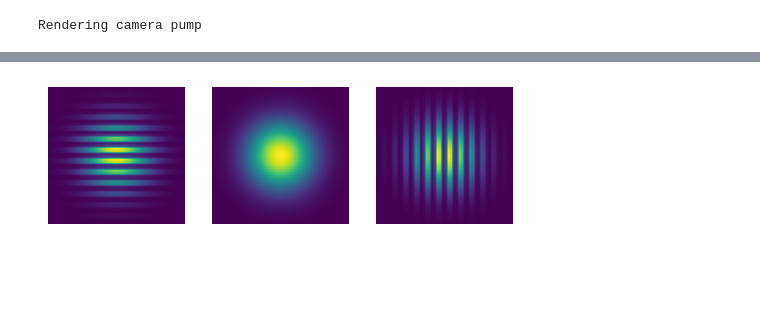
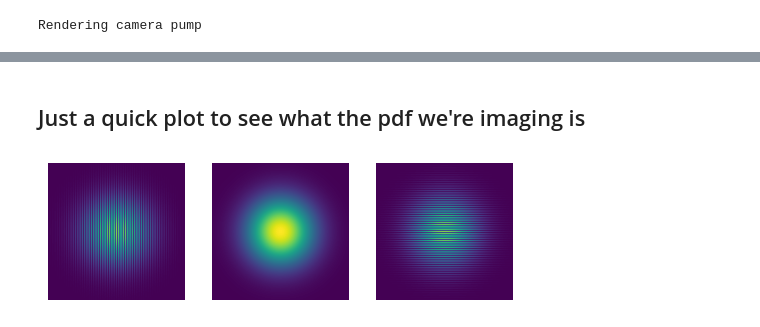
Before and after one commit to sgasioro/NW-MOT, a Jupyter notebook: Northwestern MOT Setup.ipynb, the cells around one changed output, grey strips where cells are left out. Drawn from its saved outputs; the diff is of its cells as text; code cells hidden in the pictures; blank space fills up the shorter version.

```diff
--- a/Northwestern MOT Setup.ipynb
+++ b/Northwestern MOT Setup.ipynb
@@ -244,5 +324,7 @@ for i in range(len(camera_intensities_all)):
+# %% [markdown]
+## Just a quick plot to see what the pdf we're imaging is
 # %%
-n_side = 50
+n_side = 200
 grid = torch.cartesian_prod(torch.linspace(-0.03, 0.03, n_side),
                             torch.linspace(-0.03, 0.03, n_side),
                             torch.linspace(-0.03, 0.03, n_side))
@@ -251,7 +330,0 @@ pdf_vals = scene.light_source.distribution.pdf(grid).reshape((n_side,n_side,n_si
-# %%
-fig, ax = plt.subplots(1,3, figsize=(6, 2))
-for i in range(3):
-    ax[i].imshow(pdf_vals.sum(dim=i))
-    ax[i].axis('off')
-# %% [output]
-[figure, removed]
@@ -257,0 +333,7 @@ for i in range(3):
+# %%
+fig, ax = plt.subplots(1,3, figsize=(6, 2))
+for i in range(3):
+    ax[i].imshow(pdf_vals.sum(dim=i).T)
+    ax[i].axis('off')
+# %% [output]
+[figure, added]
```
Also changed, not shown: parts of 21 cells of this notebook.
